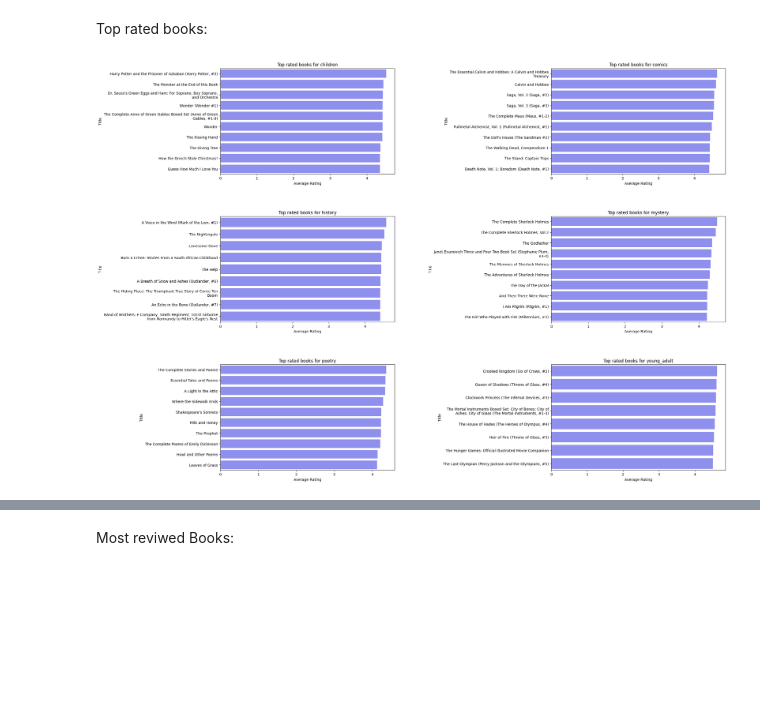
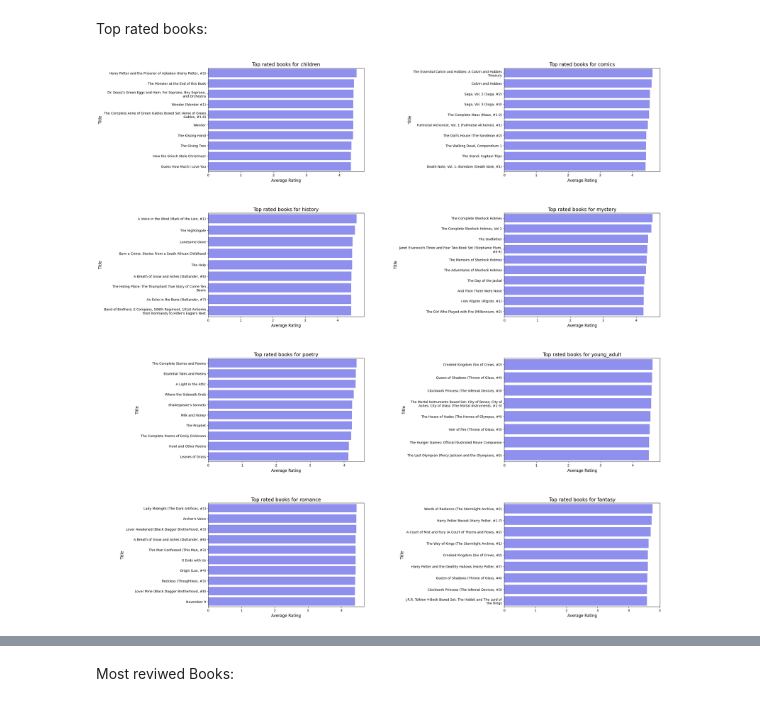
Before and after one commit to ninamamaeva/recommendation_engine, a Jupyter notebook: Data_clean_EDA.ipynb, the cells around one changed output, grey strips where cells are left out. Drawn from its saved outputs; the diff is of its cells as text; code cells hidden in the pictures; blank space fills up the shorter version.

```diff
--- a/Data_clean_EDA.ipynb
+++ b/Data_clean_EDA.ipynb
@@ -18,7 +14,7 @@ def file_read_authors():
 
 def file_read(genre):
     df = pd.read_json('./Dataset/goodreads_books_'+ genre +'.json', lines=True)
-    df.drop(columns=['isbn', 'series', 'kindle_asin', 'popular_shelves','similar_books','asin', 'is_ebook', 'edition_information', 'publication_year', 'url', 'image_url', 'format', 'link', 'publisher', 'publication_day', 'isbn13', 'publication_month', 'work_id'], inplace=True)
+    df.drop(columns=['isbn', 'series','language_code', 'country_code', 'kindle_asin', 'popular_shelves','similar_books','asin', 'is_ebook', 'edition_information', 'publication_year', 'url', 'image_url', 'format', 'link', 'publisher', 'publication_day', 'isbn13', 'publication_month', 'work_id'], inplace=True)
     return df
 
 def fix_author(df):
@@ -55,5 +51,11 @@ df_poetry['genre'] = 'poetry'
 
 df_adult = file_read('young_adult')
 df_adult['genre'] = 'young_adult'
+
+df_romance = file_read('romance')
+df_romance['genre'] = 'romance'
+
+df_fantasy = file_read('fantasy_paranormal')
+df_fantasy['genre'] = 'fantasy'
 # %%
 # process each df
@@ -67,0 +92,4 @@ See the caveats in the documentation: https://pandas.pydata.org/pandas-docs/stab
+# %%
+# Assign these author ids to the missing cells:
+df_fantasy['authors'][72992] = 14422609
+df_fantasy['authors'][211618] = 85088
@@ -74,7 +111,9 @@ df_history = add_author_name(df_history, df_authors)
 df_mystery = add_author_name(df_mystery, df_authors)
 df_poetry = add_author_name(df_poetry, df_authors)
 df_adult = add_author_name(df_adult, df_authors)
+df_romance = add_author_name(df_romance, df_authors)
+df_fantasy = add_author_name(df_fantasy, df_authors)
 
-dfs = [df_children, df_comics, df_history, df_mystery, df_poetry, df_adult]
+dfs = [df_children, df_comics, df_history, df_mystery, df_poetry, df_adult, df_romance, df_fantasy]
 # %%
 # Check if the df is now correct:
@@ -96,34 +135,36 @@ Top rated books:
 # %%
 def plot_top_rated_books(df_books):
     all_top_books = []
 
     # Get the most rated books:
     for df in df_books:
         top_books = df[df['ratings_count'] > 50000]
         top_books = top_books.sort_values(by='average_rating', ascending=False).head(10)
         all_top_books.append(top_books)
 
     '''Plots the top books'''
-    rows = 3
+    rows = 4
     cols = 2
 
-    f, axs = plt.subplots(nrows = rows, ncols = cols, figsize = (25, 20))
+    f, axs = plt.subplots(nrows = rows, ncols = cols, figsize = (25, 30))
     plt.subplots_adjust(hspace = 0.4, wspace = 0.9)
 
     count = 0
     for r in range(rows):
         for c in range(cols):
             kwargs = {'alpha':0.5}
             ax = sns.barplot(x = all_top_books[count]["average_rating"], y = all_top_books[count]['title'], data = all_top_books[count], color = 'blue', ax = axs[r,c], **kwargs)
-            axs[r,c].set_title('Top rated books for ' + df_books[count]['genre'].iloc[0])
-            axs[r,c].set_xlabel('Average Rating')
-            axs[r,c].set_ylabel('Title')
+            axs[r,c].set_title('Top rated books for ' + df_books[count]['genre'].iloc[0], fontsize = 15)
+            axs[r,c].set_xlabel('Average Rating', fontsize = 12)
+            axs[r,c].set_ylabel('Title', fontsize = 12)
 
             labels = [textwrap.fill(label.get_text(), 60) for label in ax.get_yticklabels()]
             ax.set_yticklabels(labels)
             count += 1
-    plt.show()
+
+    plt.savefig(f"./resources/top_rated_books.jpg", bbox_inches="tight")
+    plt.show();
 
 plot_top_rated_books(dfs)
 # %% [output]
-[figure, old version]
+[figure, new version]
```
Also changed, not shown: parts of 45 cells of this notebook.
